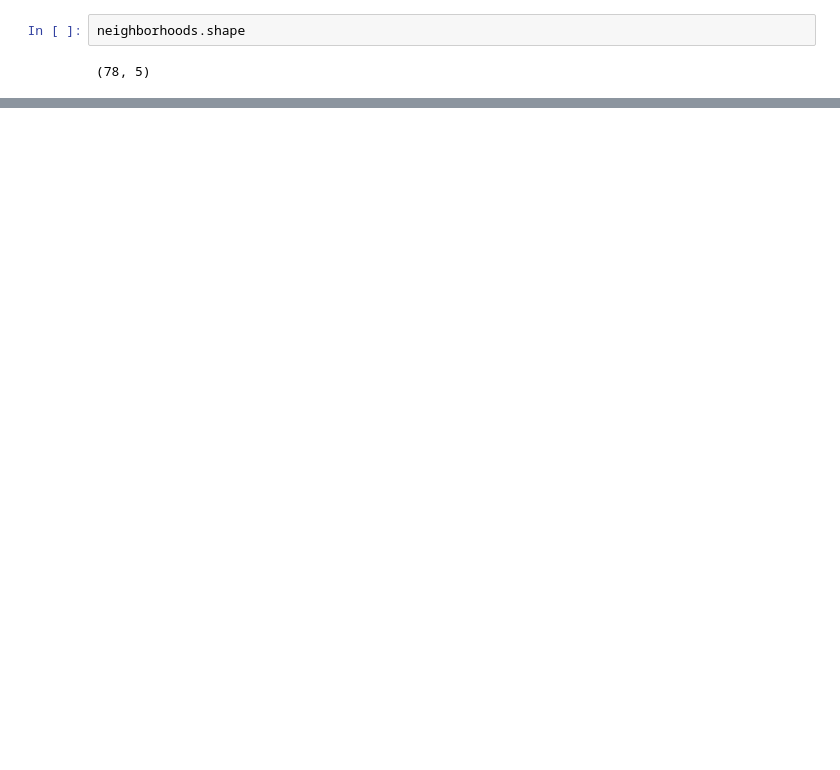
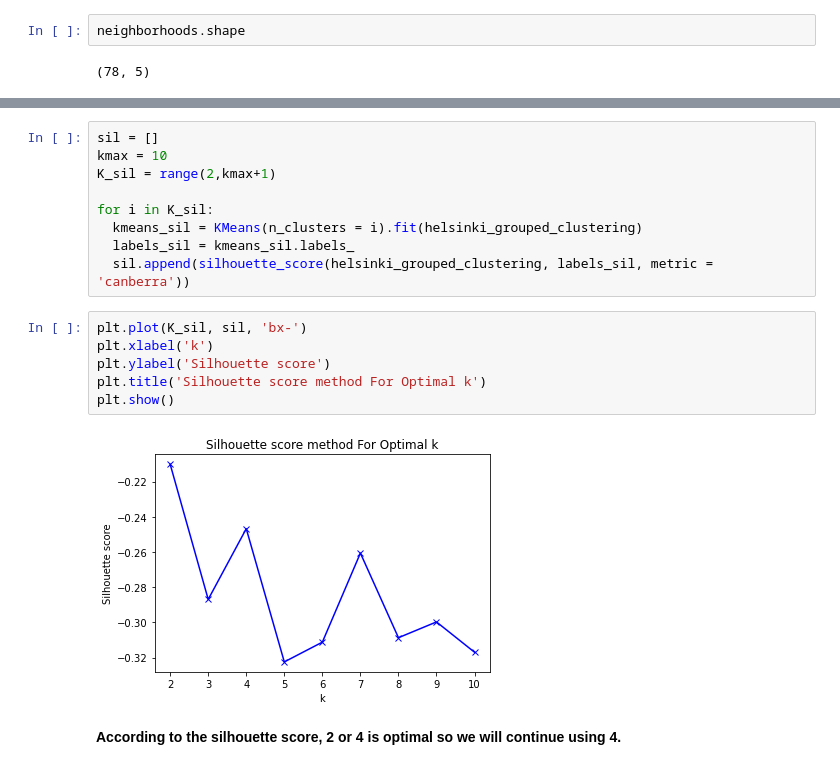
Before and after one commit to Milopoli/Coursera_Capstone, a Jupyter notebook: Scripts/Helsinki.ipynb, the cells around one changed output, grey strips where cells are left out. Cells and saved outputs as stored; diff of their text form; blank space fills up the shorter version.

```diff
--- a/Scripts/Helsinki.ipynb
+++ b/Scripts/Helsinki.ipynb
@@ -214,0 +395,19 @@ helsinki_map
+# %%
+sil = []
+kmax = 10
+K_sil = range(2,kmax+1)
+
+for i in K_sil:
+  kmeans_sil = KMeans(n_clusters = i).fit(helsinki_grouped_clustering)
+  labels_sil = kmeans_sil.labels_
+  sil.append(silhouette_score(helsinki_grouped_clustering, labels_sil, metric = 'canberra'))
+# %%
+plt.plot(K_sil, sil, 'bx-')
+plt.xlabel('k')
+plt.ylabel('Silhouette score')
+plt.title('Silhouette score method For Optimal k')
+plt.show()
+# %% [output]
+[figure, added]
+# %% [markdown]
+**According to the silhouette score, 2 or 4 is optimal so we will continue using 4.**
```
Also changed, not shown: parts of 105 cells of this notebook, 1 other file.
